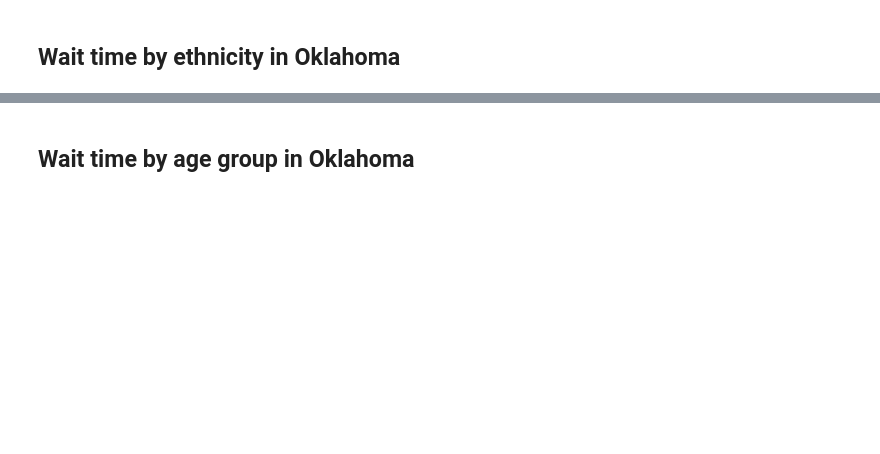
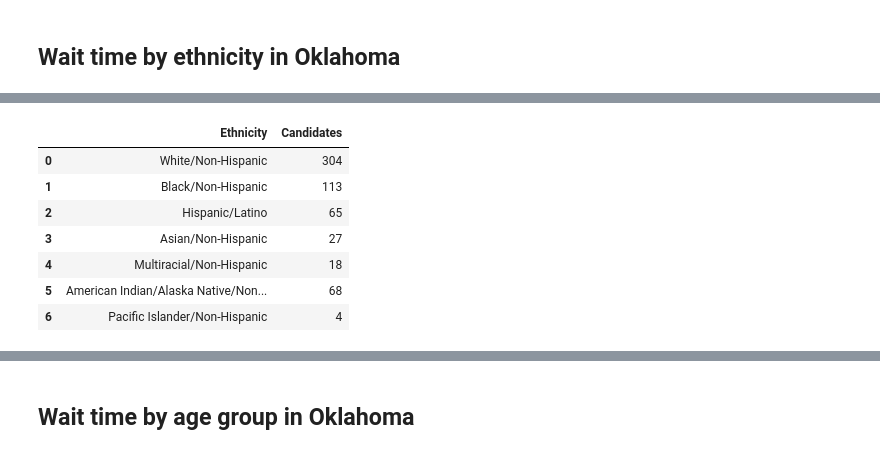
Before and after one commit to ASPigman/Project_1, a Jupyter notebook: KidneyTransplantMain.ipynb, the cells around one changed output, grey strips where cells are left out. Cells and saved outputs as stored; diff of their text form; code cells hidden in the pictures; blank space fills up the shorter version.

Commit message:
Fixed structure of ethnicity categories.

```diff
--- a/KidneyTransplantMain.ipynb
+++ b/KidneyTransplantMain.ipynb
@@ -410,13 +447,13 @@ print("")
 # Total of totals = 599 which is more than the 597 total Oklahoma candidates? Was getting errors on H due to ethnicity
 #   type not existing for Oklahoma
 
-ok_ethnicity_type_A = ok_totals1.loc[ok_totals1["Ethnicity"] == "White, Non-Hispanic"]["Total"].values[0]
-ok_ethnicity_type_B = ok_totals1.loc[ok_totals1["Ethnicity"] == "Black, Non-Hispanic"]["Total"].values[0]
+ok_ethnicity_type_A = ok_totals1.loc[ok_totals1["Ethnicity"] == "White/Non-Hispanic"]["Total"].values[0]
+ok_ethnicity_type_B = ok_totals1.loc[ok_totals1["Ethnicity"] == "Black/Non-Hispanic"]["Total"].values[0]
 ok_ethnicity_type_C = ok_totals1.loc[ok_totals1["Ethnicity"] == "Hispanic/Latino"]["Total"].values[0]
-ok_ethnicity_type_D = ok_totals1.loc[ok_totals1["Ethnicity"] == "Asian, Non-Hispanic"]["Total"].values[0]
-ok_ethnicity_type_E = ok_totals1.loc[ok_totals1["Ethnicity"] == "Multiracial, Non-Hispanic"]["Total"].values[0]
-ok_ethnicity_type_F = ok_totals1.loc[ok_totals1["Ethnicity"] == "American Indian/Alaska Native, Non-Hispanic"]["Total"].values[0]
-ok_ethnicity_type_G = ok_totals1.loc[ok_totals1["Ethnicity"] == "Pacific Islander, Non-Hispanic"]["Total"].values[0]
+ok_ethnicity_type_D = ok_totals1.loc[ok_totals1["Ethnicity"] == "Asian/Non-Hispanic"]["Total"].values[0]
+ok_ethnicity_type_E = ok_totals1.loc[ok_totals1["Ethnicity"] == "Multiracial/Non-Hispanic"]["Total"].values[0]
+ok_ethnicity_type_F = ok_totals1.loc[ok_totals1["Ethnicity"] == "American Indian/Alaska Native/Non-Hispanic"]["Total"].values[0]
+ok_ethnicity_type_G = ok_totals1.loc[ok_totals1["Ethnicity"] == "Pacific Islander/Non-Hispanic"]["Total"].values[0]
 #ok_ethnicity_type_H = ok_totals1.loc[ok_totals1["Ethnicity"] == "Unknown"]["Total"].values[0]
 
 print(ok_ethnicity_type_A)
@@ -430,14 +475,23 @@ print(ok_ethnicity_type_G)
 # %%
 # OK ethnicity totals dataframe
 
-ok_ethnicity_totals = pd.DataFrame({"Ethnicity":["White, Non-Hispanic", "Black, Non-Hispanic", "Hispanic/Latino",
-                                                 "Asian, Non-Hispanic", "Multiracial, Non-Hispanic",
-                                                "American Indian/Alaska Native, Non-Hispanic",
-                                                 "Pacific Islander, Non-Hispanic"], "Candidates":[ok_ethnicity_type_A,
+ok_ethnicity_totals = pd.DataFrame({"Ethnicity":["White/Non-Hispanic", "Black/Non-Hispanic", "Hispanic/Latino",
+                                                 "Asian/Non-Hispanic", "Multiracial/Non-Hispanic",
+                                                "American Indian/Alaska Native/Non-Hispanic",
+                                                 "Pacific Islander/Non-Hispanic"], "Candidates":[ok_ethnicity_type_A,
                                                                                                   ok_ethnicity_type_B,
                                                                                                   ok_ethnicity_type_C,
                                                                                                   ok_ethnicity_type_D,
                                                                                                   ok_ethnicity_type_E,
                                                                                                   ok_ethnicity_type_F,
                                                                                                   ok_ethnicity_type_G]})
 ok_ethnicity_totals
+# %% [output]
+|  | Ethnicity | Candidates |
+| 0 | White/Non-Hispanic | 304 |
+| 1 | Black/Non-Hispanic | 113 |
+| 2 | Hispanic/Latino | 65 |
+| 3 | Asian/Non-Hispanic | 27 |
+| 4 | Multiracial/Non-Hispanic | 18 |
+| 5 | American Indian/Alaska Native/Non... | 68 |
+| 6 | Pacific Islander/Non-Hispanic | 4 |
```
Also changed, not shown: parts of 20 cells of this notebook.
